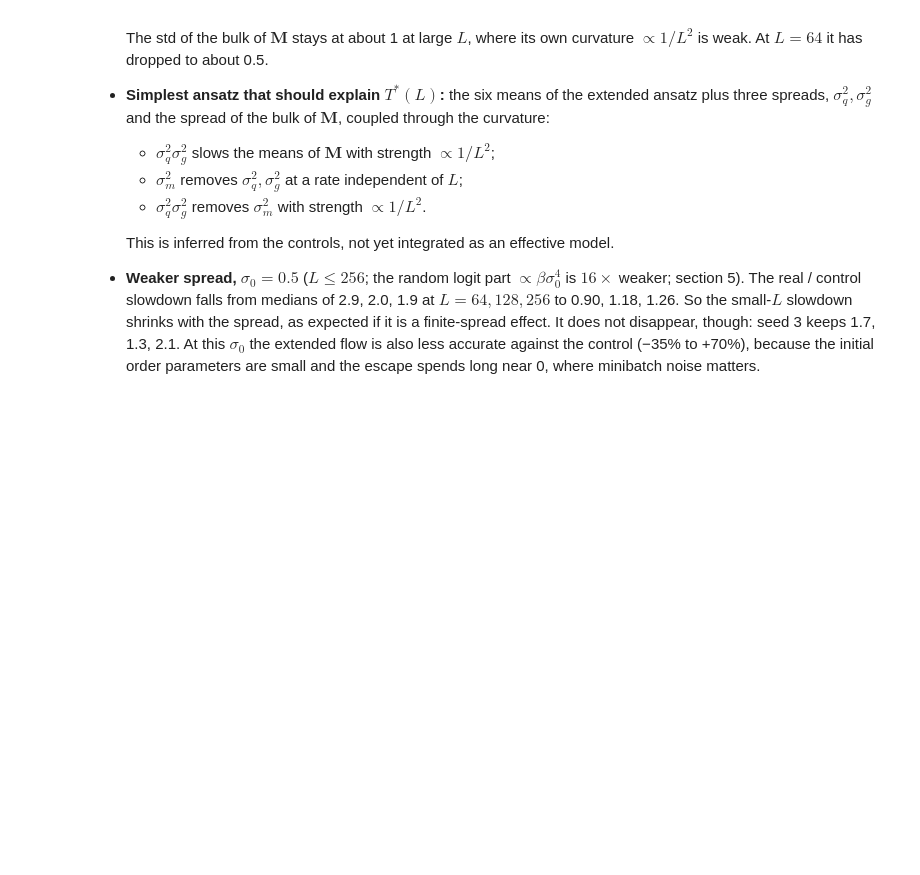
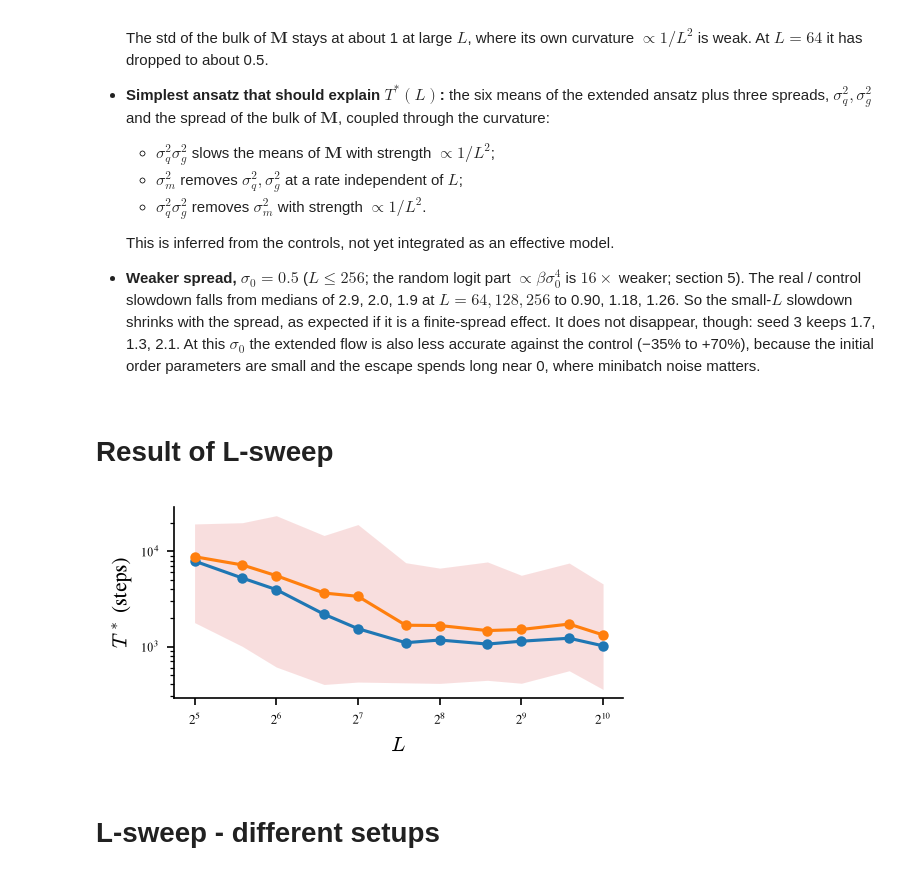
Before and after one commit to CristopherErazo/InContextLearning, a Jupyter notebook: notebooks/26-10-04_L_sweep_effective.ipynb, the cells around one changed output. Drawn from its saved outputs; the diff is of its cells as text; code cells hidden in the pictures; blank space fills up the shorter version.

```diff
--- a/notebooks/26-10-04_L_sweep_effective.ipynb
+++ b/notebooks/26-10-04_L_sweep_effective.ipynb
@@ -310,3 +312,36 @@ plt.show()
 
   This is inferred from the controls, not yet integrated as an effective model.
 - **Weaker spread, $\sigma_0=0.5$** ($L\le256$; the random logit part $\propto\beta\sigma_0^4$ is $16\times$ weaker; section 5). The real / control slowdown falls from medians of 2.9, 2.0, 1.9 at $L=64,128,256$ to 0.90, 1.18, 1.26. So the small-$L$ slowdown shrinks with the spread, as expected if it is a finite-spread effect. It does not disappear, though: seed 3 keeps 1.7, 1.3, 2.1. At this $\sigma_0$ the extended flow is also less accurate against the control (−35% to +70%), because the initial order parameters are small and the escape spends long near 0, where minibatch noise matters.
+# %% [markdown]
+# Result of L-sweep
+# %%
+rows  = []
+
+for d in sorted(glob.glob("../data/L_sweep_B1024/run_*")):
+    if not os.path.exists(d+"/results.json"):
+        continue # still running or interrupted
+    run = RunData("L_sweep_B1024", os.path.basename(d), base_dir="../data")
+    L, seed = run.config.model_args.seq_len, run.config.extra_args.seed
+    rows.append(dict(L=L, seed=seed,T_star=learning_time(run.metrics['loss'].dropna(),V=128,L=L,K=25)))
+times = pd.DataFrame(rows)
+
+grouped = times.groupby("L")["T_star"].agg(["median","min","max","mean","std"]).reset_index()
+# %%
+
+fig , axes =  create_fig()
+
+
+ax = axes
+ax.plot(grouped["L"], grouped["median"], "o-", ms=4, color="C0")
+ax.fill_between(grouped["L"], grouped["min"], grouped["max"], color="C3", alpha=0.15, lw=0)
+
+ax.plot(grouped["L"], grouped["mean"], "o-", ms=4, color="C1")
+# ax.fill_between(grouped["L"], grouped["mean"]-grouped["std"], grouped["mean"]+grouped["std"], color="C1", alpha=0.15, lw=0)
+
+ax.set_xscale("log", base=2); ax.set_yscale("log")
+ax.set_xlabel(r"$L$"); ax.set_ylabel(r"$T^*$ (steps)")
+plt.show()
+# %% [output]
+[figure, added]
+# %% [markdown]
+# L-sweep - different setups
```
Also changed, not shown: parts of 12 cells of this notebook, 7 other files.
